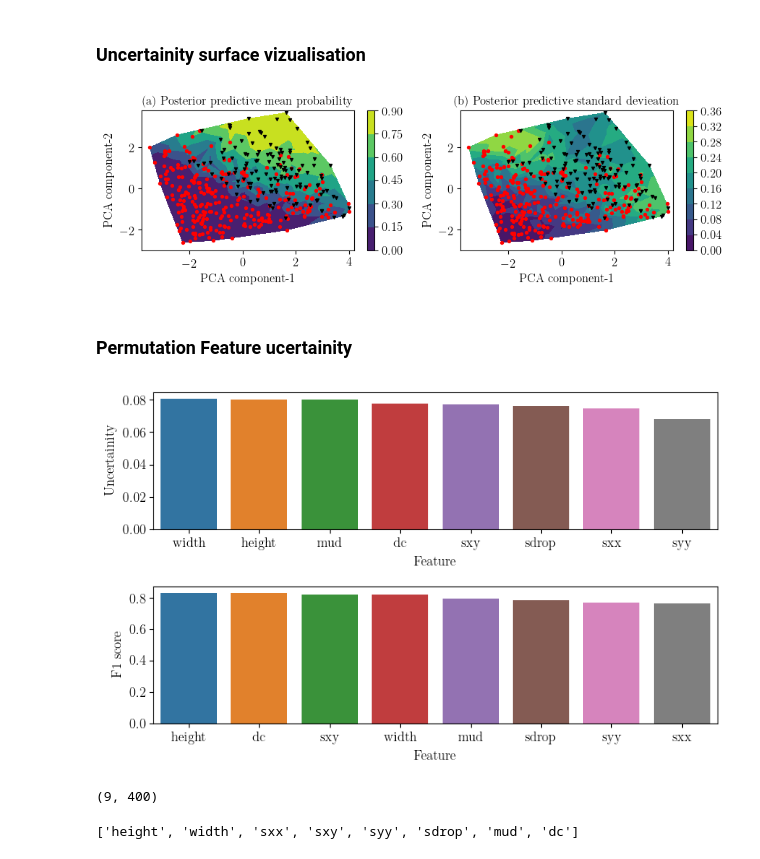
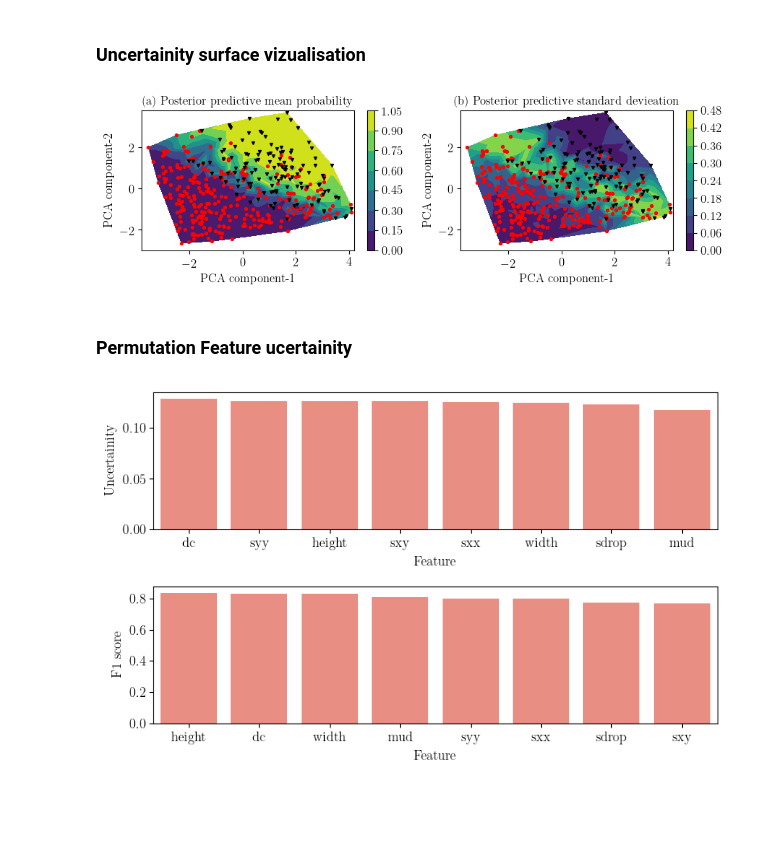
Before and after one commit to msahamed/earthquake_physics_bayesian_nn, a Jupyter notebook: BNN_edward.ipynb, the cells around one changed output. Cells and saved outputs as stored; diff of their text form; code cells hidden in the pictures; blank space fills up the shorter version.

```diff
--- a/BNN_edward.ipynb
+++ b/BNN_edward.ipynb
@@ -155,10 +153,10 @@ Using a non-tuple sequence for multidimensional indexing is deprecated; use `arr
 ### Fetaure Scaling
 # %%
 mms = StandardScaler()
-train_scale = mms.fit(df.drop('label', axis=1))
+train_scale = mms.fit(df_minor_upsmapled.drop('label', axis=1))
 
-xtrain = train_scale.transform(df.drop('label', axis=1))
-ytrain =  np.array(df['label'].values)
+xtrain = train_scale.transform(df_minor_upsmapled.drop('label', axis=1))
+ytrain =  np.array(df_minor_upsmapled['label'].values)
 ytrain = ytrain.reshape(ytrain.shape[0], 1)
 
 xtest = train_scale.transform(df_test.drop('label', axis=1))
@@ -507,7 +496,7 @@ for ax, data, title in zip(axes, datas, titles):
 fig.tight_layout()
 fig.savefig('./figures/posterior_proba_uncertainity.eps')
 # %% [output]
-[figure, old version]
+[figure, new version]
 # %% [markdown]
 ### Permutation Feature ucertainity
 # %%
@@ -527,16 +516,16 @@ for i in range(len(features)):
 # %%
 plt.figure(figsize=(8, 5))
 featinfo.sort_values(by = 'std', inplace=True, ascending=False)
 plt.subplot(211)
-ax = sns.barplot(x="Feature", y="std", data=featinfo)
+ax = sns.barplot(x="Feature", y="std", data=featinfo, color="salmon")
 plt.xlabel('Feature')
 plt.ylabel('Uncertainity')
 
 plt.subplot(212)
 featinfo.sort_values(by = 'f1', inplace=True, ascending=False)
-ax = sns.barplot(x="Feature", y="f1", data=featinfo)
+ax = sns.barplot(x="Feature", y="f1", data=featinfo, color="salmon")
 plt.xlabel('Feature')
 plt.ylabel('F1 score')
 plt.tight_layout()
 # %% [output]
-[figure, old version]
+[figure, new version]
@@ -547,9 +532 @@ aa = np.array(all_list)
-# %%
-aa.shape
-# %% [output]
-(9, 400)
-# %%
-features
-# %% [output]
-['height', 'width', 'sxx', 'sxy', 'syy', 'sdrop', 'mud', 'dc']
 # %%
```
Also changed, not shown: parts of 21 cells of this notebook.
